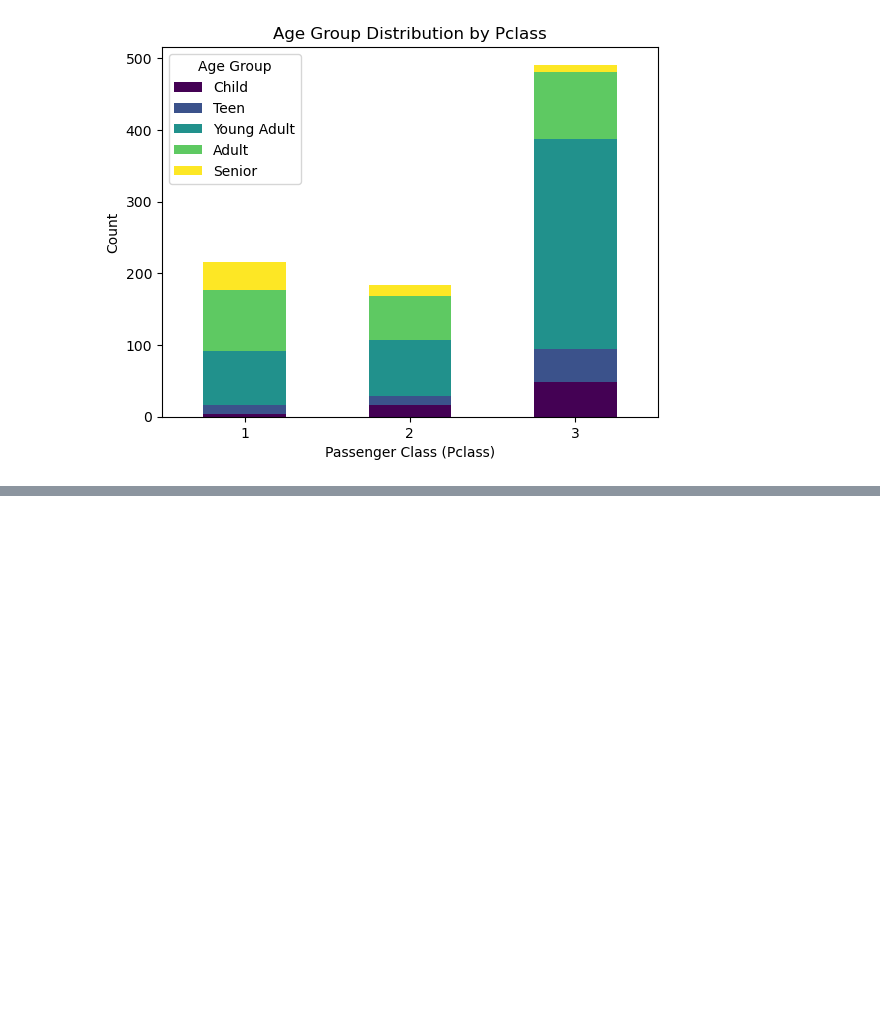
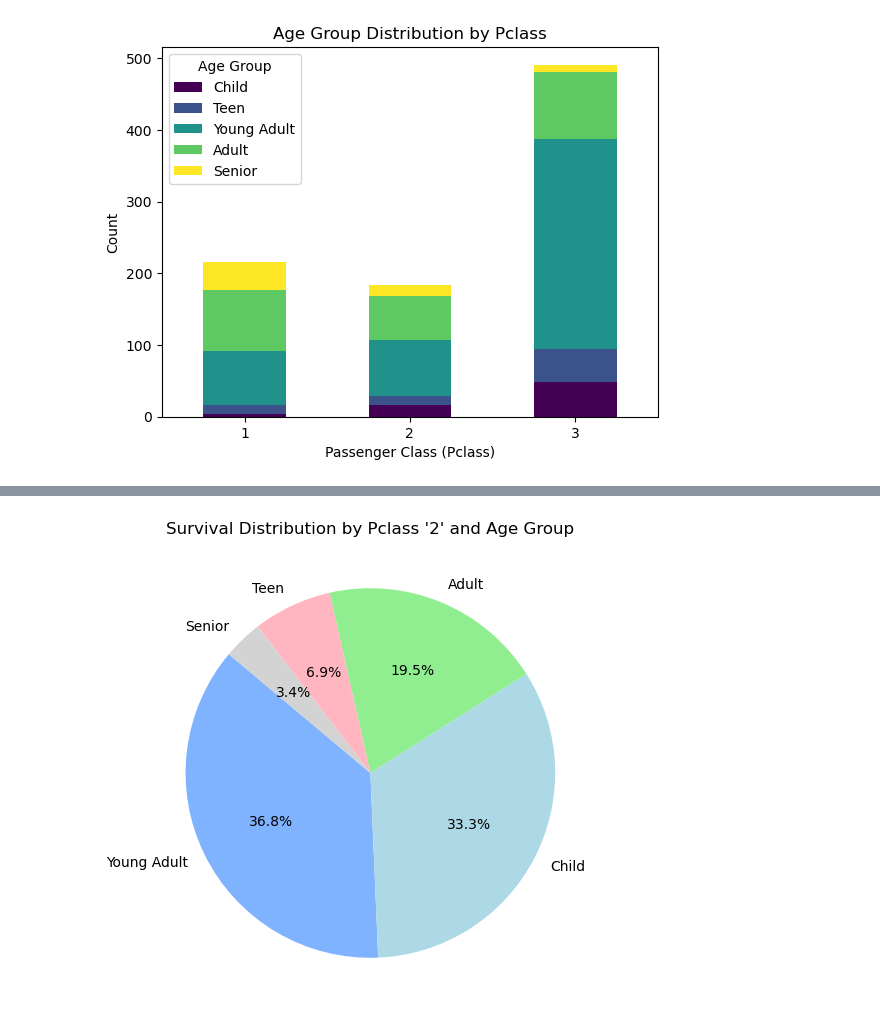
Before and after one commit to ahmadkamrans/titanic-dataset-analysis, a Jupyter notebook: dataAnalysis.ipynb, the cells around one changed output, grey strips where cells are left out. Cells and saved outputs as stored; diff of their text form; code cells hidden in the pictures; blank space fills up the shorter version.

```diff
--- a/dataAnalysis.ipynb
+++ b/dataAnalysis.ipynb
@@ -939,0 +993,5 @@ plt.show()
+# %%
+Survived_Pclass_2 = Survived_Pclass_distribution.loc[2]
+
+
+print(Survived_Pclass_2)
@@ -939,0 +1006,17 @@ plt.show()
+# %%
+labels_2 = Survived_Pclass_3.index.to_list()
+# %%
+
+colors=['#80B3FF', 'lightblue', 'lightgreen', 'lightpink', 'lightgrey']
+fig, ax = plt.subplots(figsize=(10, 6))
+ax.pie(
+    Survived_Pclass_2,
+    labels=labels_2,
+    autopct='%1.1f%%',
+    startangle=140,
+    colors=['#80B3FF', 'lightblue', 'lightgreen', 'lightpink', 'lightgrey']
+)
+ax.set_title("Survival Distribution by Pclass '2' and Age Group")
+plt.show()
+# %% [output]
+[figure, added]
```
Also changed, not shown: parts of 9 cells of this notebook.
